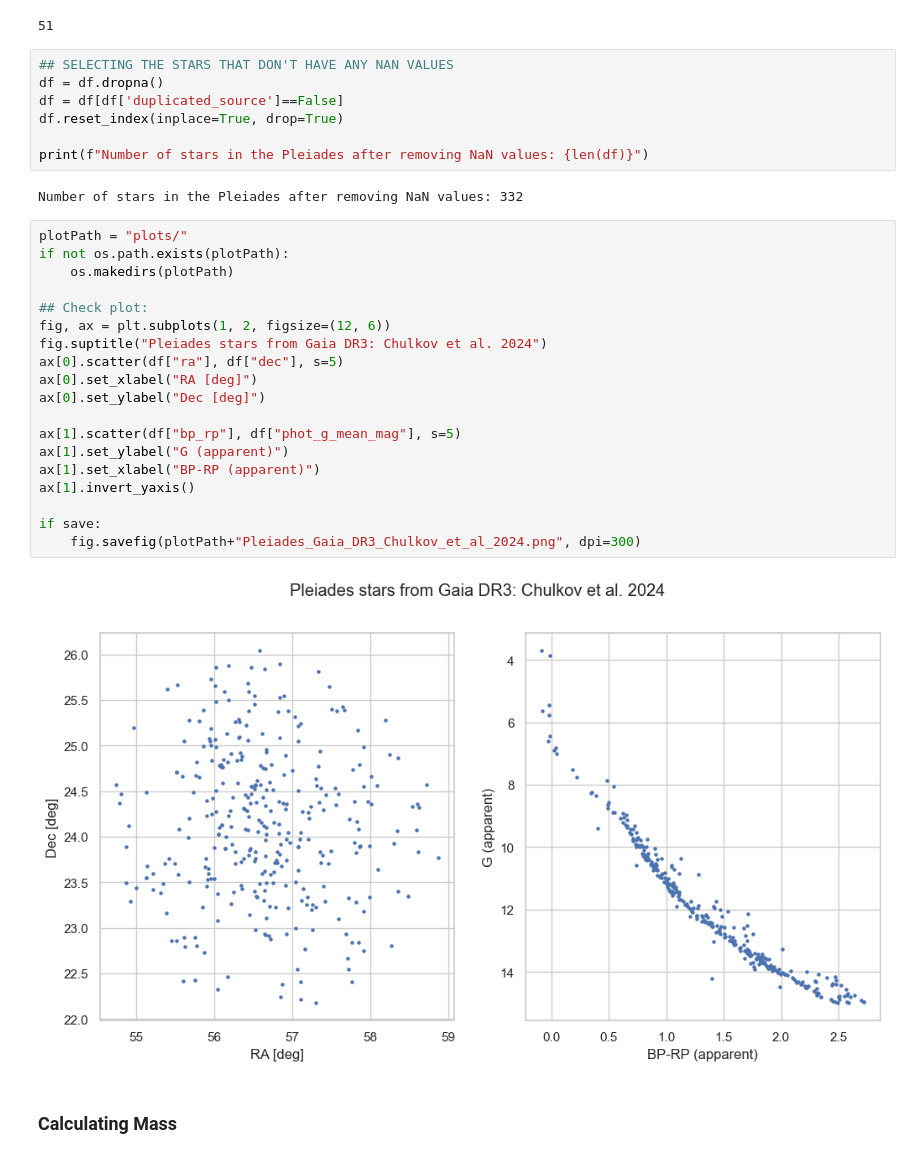
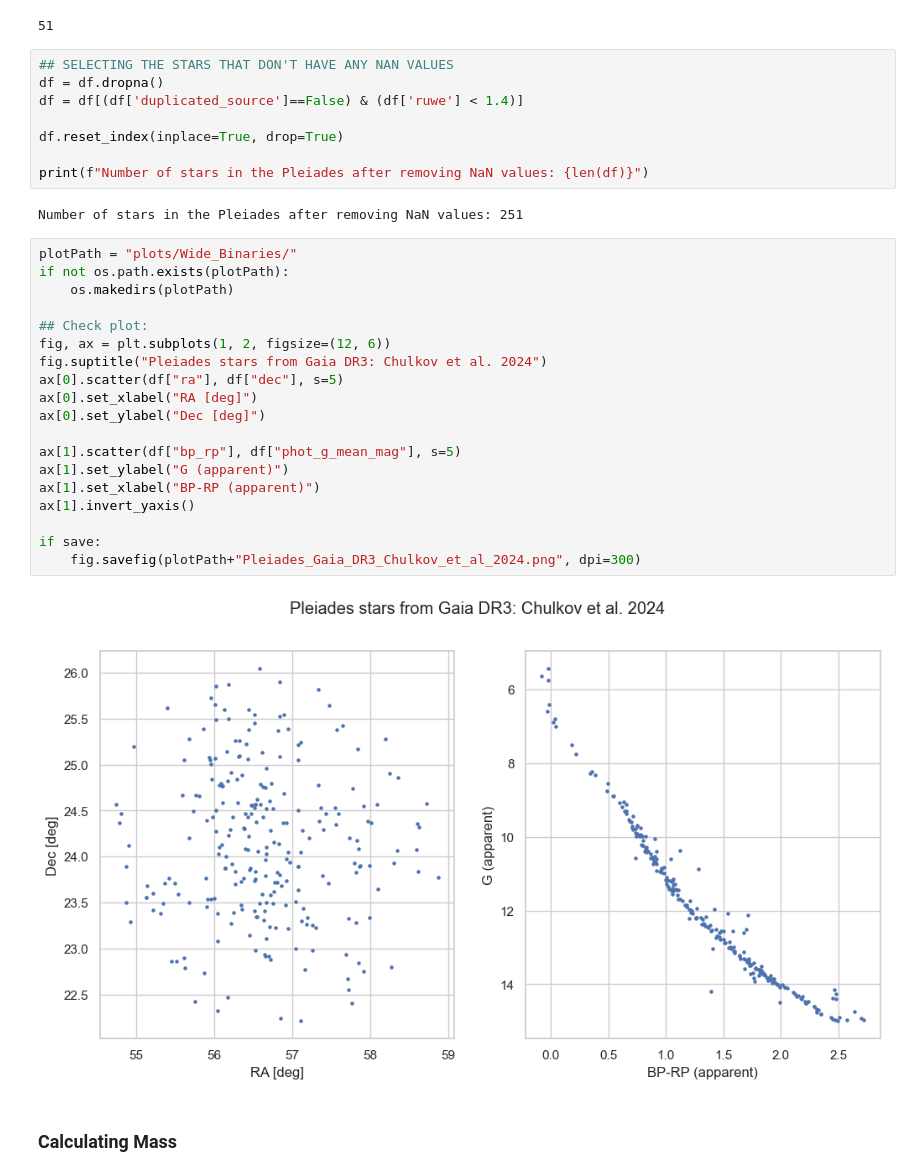
Before and after one commit to marcoboscato/celestial_mechanics, a Jupyter notebook: Exam/Pleiadi_orbits/binary_candidates.ipynb, the cells around one changed output. Drawn from its saved outputs; the diff is of its cells as text.

```diff
--- a/Exam/Pleiadi_orbits/binary_candidates.ipynb
+++ b/Exam/Pleiadi_orbits/binary_candidates.ipynb
@@ -65,33 +65,34 @@ print(df['radial_velocity'].isna().sum())
 # %%
 ## SELECTING THE STARS THAT DON'T HAVE ANY NAN VALUES
 df = df.dropna()
-df = df[df['duplicated_source']==False]
+df = df[(df['duplicated_source']==False) & (df['ruwe'] < 1.4)]
+
 df.reset_index(inplace=True, drop=True)
 
 print(f"Number of stars in the Pleiades after removing NaN values: {len(df)}")
 # %% [output]
-Number of stars in the Pleiades after removing NaN values: 332
+Number of stars in the Pleiades after removing NaN values: 251
 # %%
-plotPath = "plots/"
+plotPath = "plots/Wide_Binaries/"
 if not os.path.exists(plotPath):
     os.makedirs(plotPath)
 
 ## Check plot:
 fig, ax = plt.subplots(1, 2, figsize=(12, 6))
 fig.suptitle("Pleiades stars from Gaia DR3: Chulkov et al. 2024")
 ax[0].scatter(df["ra"], df["dec"], s=5)
 ax[0].set_xlabel("RA [deg]")
 ax[0].set_ylabel("Dec [deg]")
 
 ax[1].scatter(df["bp_rp"], df["phot_g_mean_mag"], s=5)
 ax[1].set_ylabel("G (apparent)")
 ax[1].set_xlabel("BP-RP (apparent)")
 ax[1].invert_yaxis()
 
 if save:
     fig.savefig(plotPath+"Pleiades_Gaia_DR3_Chulkov_et_al_2024.png", dpi=300)
 # %% [output]
-[figure, old version]
+[figure, new version]
 # %% [markdown]
 ### Calculating Mass
 # %%
```
Also changed, not shown: parts of 12 cells of this notebook, 52 other files.
